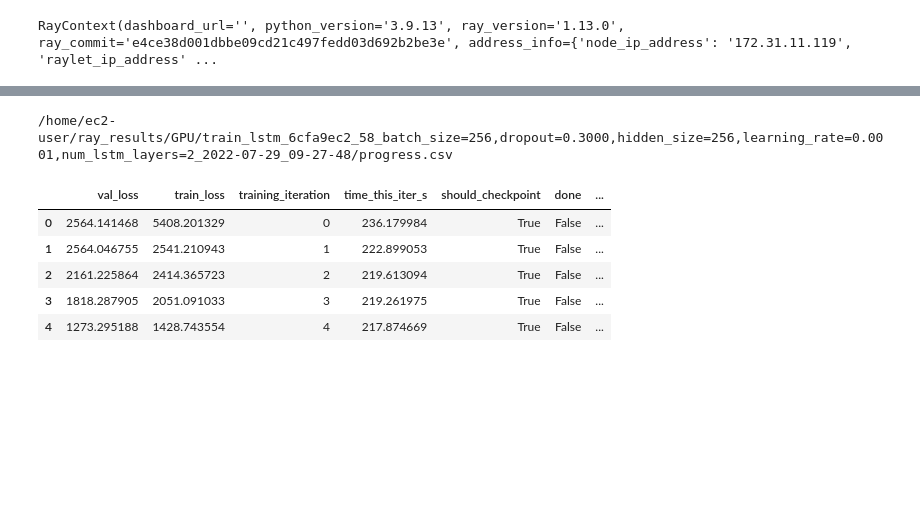
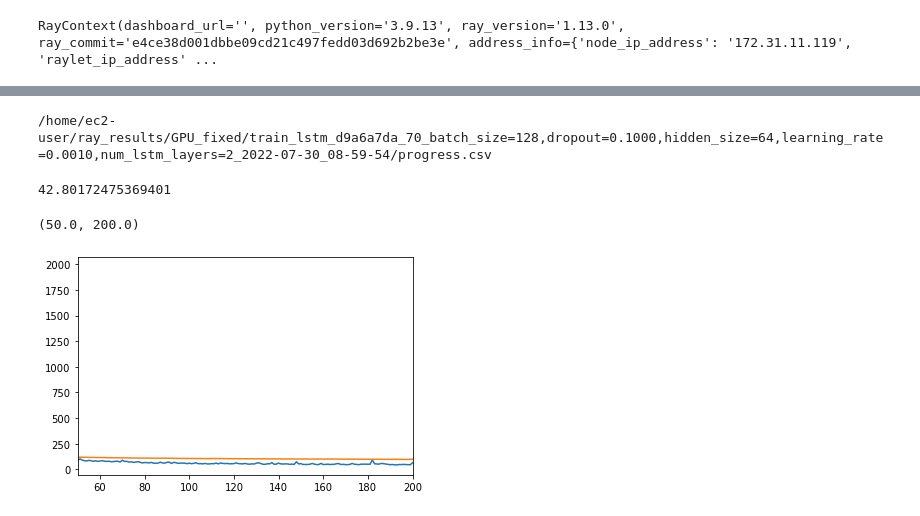
Before and after one commit to Spencer-Weston/BGPredict, a Jupyter notebook: bgpredict/LSTM/LSTM_prod.ipynb, the cells around one changed output, grey strips where cells are left out. Cells and saved outputs as stored; diff of their text form; code cells hidden in the pictures; blank space fills up the shorter version.

```diff
--- a/bgpredict/LSTM/LSTM_prod.ipynb
+++ b/bgpredict/LSTM/LSTM_prod.ipynb
@@ -278,15 +295,17 @@ Best trial final validation loss: 288.95336100973554
 best_dir = result.get_best_logdir(metric='val_loss', mode='min')
 df = pd.read_csv(f"{best_dir}/progress.csv")
 print(f"{best_dir}/progress.csv")
-df.head()
+min(df['val_loss'])
 # %% [output]
-/home/ec2-user/ray_results/GPU/train_lstm_6cfa9ec2_58_batch_size=256,dropout=0.3000,hidden_size=256,learning_rate=0.0001,num_lstm_layers=2_2022-07-29_09-27-48/progress.csv
+/home/ec2-user/ray_results/GPU_fixed/train_lstm_d9a6a7da_70_batch_size=128,dropout=0.1000,hidden_size=64,learning_rate=0.0010,num_lstm_layers=2_2022-07-30_08-59-54/progress.csv
-|  | val_loss | train_loss | training_iteration | time_this_iter_s | should_checkpoint | done | ... |
-| 0 | 2564.141468 | 5408.201329 | 0 | 236.179984 | True | False | ... |
-| 1 | 2564.046755 | 2541.210943 | 1 | 222.899053 | True | False | ... |
-| 2 | 2161.225864 | 2414.365723 | 2 | 219.613094 | True | False | ... |
-| 3 | 1818.287905 | 2051.091033 | 3 | 219.261975 | True | False | ... |
-| 4 | 1273.295188 | 1428.743554 | 4 | 217.874669 | True | False | ... |
+42.80172475369401
+# %%
+plt.plot(df['val_loss'])
+plt.plot(df['train_loss'])
+plt.xlim((50,200))
+# %% [output]
+(50.0, 200.0)
+[figure, added]
 # %%
 dfs = result.trial_dataframes
 # %%
```
Also changed, not shown: parts of 51 cells of this notebook, 3 other files.
